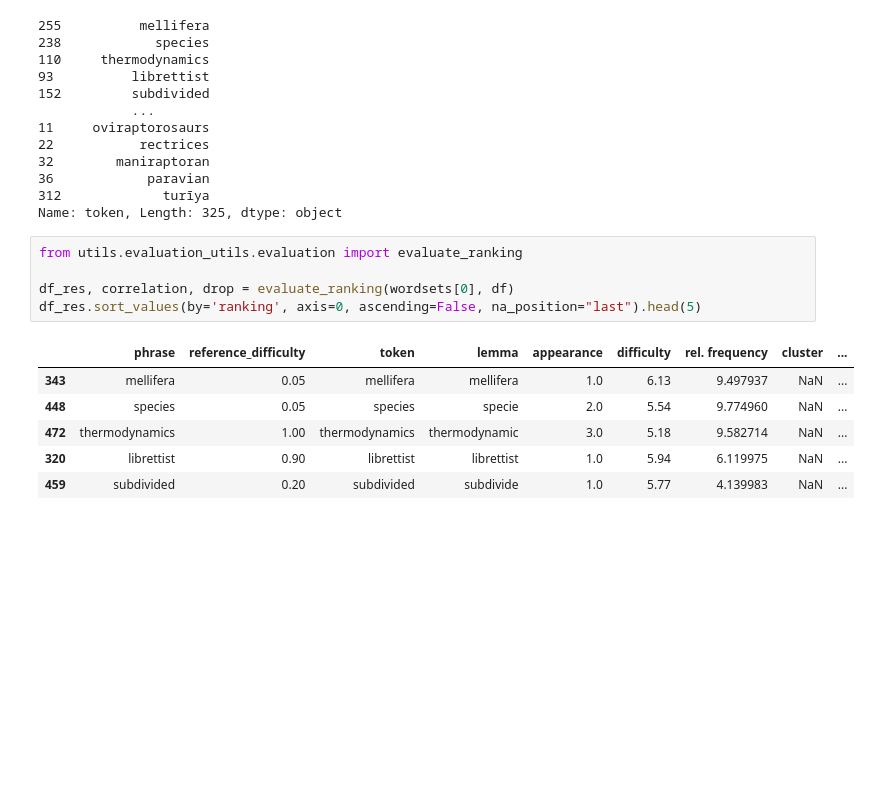
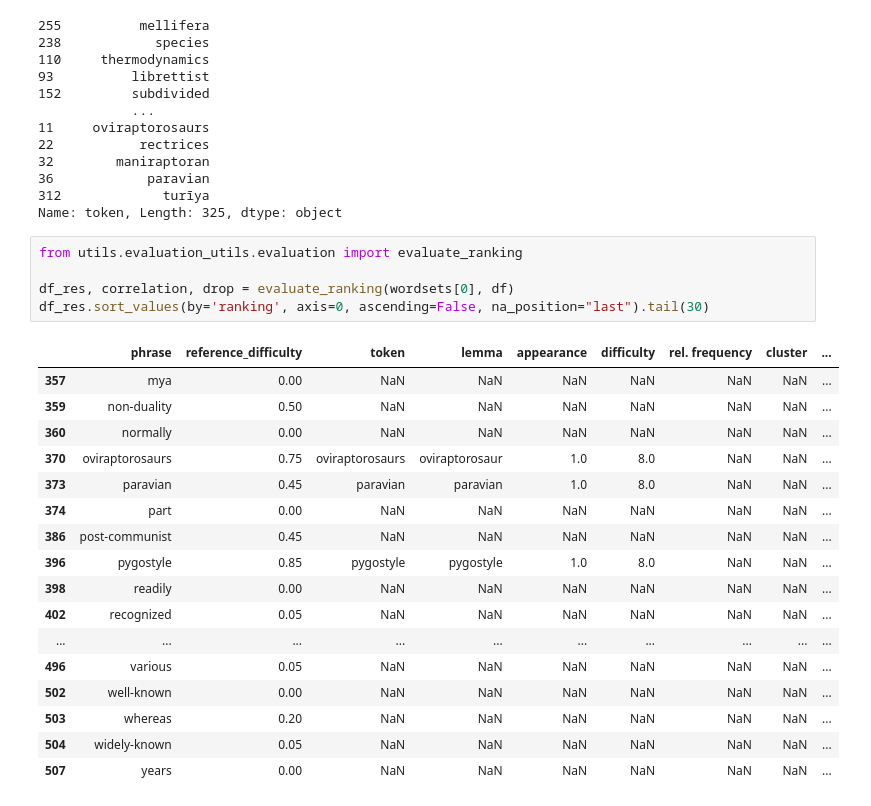
Before and after one commit to OshFrosch/Vocabulary-Predictor, a Jupyter notebook: src/notebooks/create_evaluation_reference.ipynb, the cells around one changed output. Drawn from its saved outputs; the diff is of its cells as text; blank space fills up the shorter version.

```diff
--- a/src/notebooks/create_evaluation_reference.ipynb
+++ b/src/notebooks/create_evaluation_reference.ipynb
@@ -147,15 +147,26 @@ Name: token, Length: 325, dtype: object
 # %%
 from utils.evaluation_utils.evaluation import evaluate_ranking
 
 df_res, correlation, drop = evaluate_ranking(wordsets[0], df)
-df_res.sort_values(by='ranking', axis=0, ascending=False, na_position="last").head(5)
+df_res.sort_values(by='ranking', axis=0, ascending=False, na_position="last").tail(30)
 # %% [output]
 |  | phrase | reference_difficulty | token | lemma | appearance | difficulty | rel. frequency | cluster | ... |
-| 343 | mellifera | 0.05 | mellifera | mellifera | 1.0 | 6.13 | 9.497937 | NaN | ... |
-| 448 | species | 0.05 | species | specie | 2.0 | 5.54 | 9.774960 | NaN | ... |
-| 472 | thermodynamics | 1.00 | thermodynamics | thermodynamic | 3.0 | 5.18 | 9.582714 | NaN | ... |
-| 320 | librettist | 0.90 | librettist | librettist | 1.0 | 5.94 | 6.119975 | NaN | ... |
-| 459 | subdivided | 0.20 | subdivided | subdivide | 1.0 | 5.77 | 4.139983 | NaN | ... |
+| 357 | mya | 0.00 | NaN | NaN | NaN | NaN | NaN | NaN | ... |
+| 359 | non-duality | 0.50 | NaN | NaN | NaN | NaN | NaN | NaN | ... |
+| 360 | normally | 0.00 | NaN | NaN | NaN | NaN | NaN | NaN | ... |
+| 370 | oviraptorosaurs | 0.75 | oviraptorosaurs | oviraptorosaur | 1.0 | 8.0 | NaN | NaN | ... |
+| 373 | paravian | 0.45 | paravian | paravian | 1.0 | 8.0 | NaN | NaN | ... |
+| 374 | part | 0.00 | NaN | NaN | NaN | NaN | NaN | NaN | ... |
+| 386 | post-communist | 0.45 | NaN | NaN | NaN | NaN | NaN | NaN | ... |
+| 396 | pygostyle | 0.85 | pygostyle | pygostyle | 1.0 | 8.0 | NaN | NaN | ... |
+| 398 | readily | 0.00 | NaN | NaN | NaN | NaN | NaN | NaN | ... |
+| 402 | recognized | 0.05 | NaN | NaN | NaN | NaN | NaN | NaN | ... |
+| ... | ... | ... | ... | ... | ... | ... | ... | ... | ... |
+| 496 | various | 0.05 | NaN | NaN | NaN | NaN | NaN | NaN | ... |
+| 502 | well-known | 0.00 | NaN | NaN | NaN | NaN | NaN | NaN | ... |
+| 503 | whereas | 0.20 | NaN | NaN | NaN | NaN | NaN | NaN | ... |
+| 504 | widely-known | 0.05 | NaN | NaN | NaN | NaN | NaN | NaN | ... |
+| 507 | years | 0.00 | NaN | NaN | NaN | NaN | NaN | NaN | ... |
 # %%
 from utils.evaluation_utils.evaluation import get_difficulty_scatter
 
```
Also changed, not shown: parts of 4 cells of this notebook, 1 other file.
